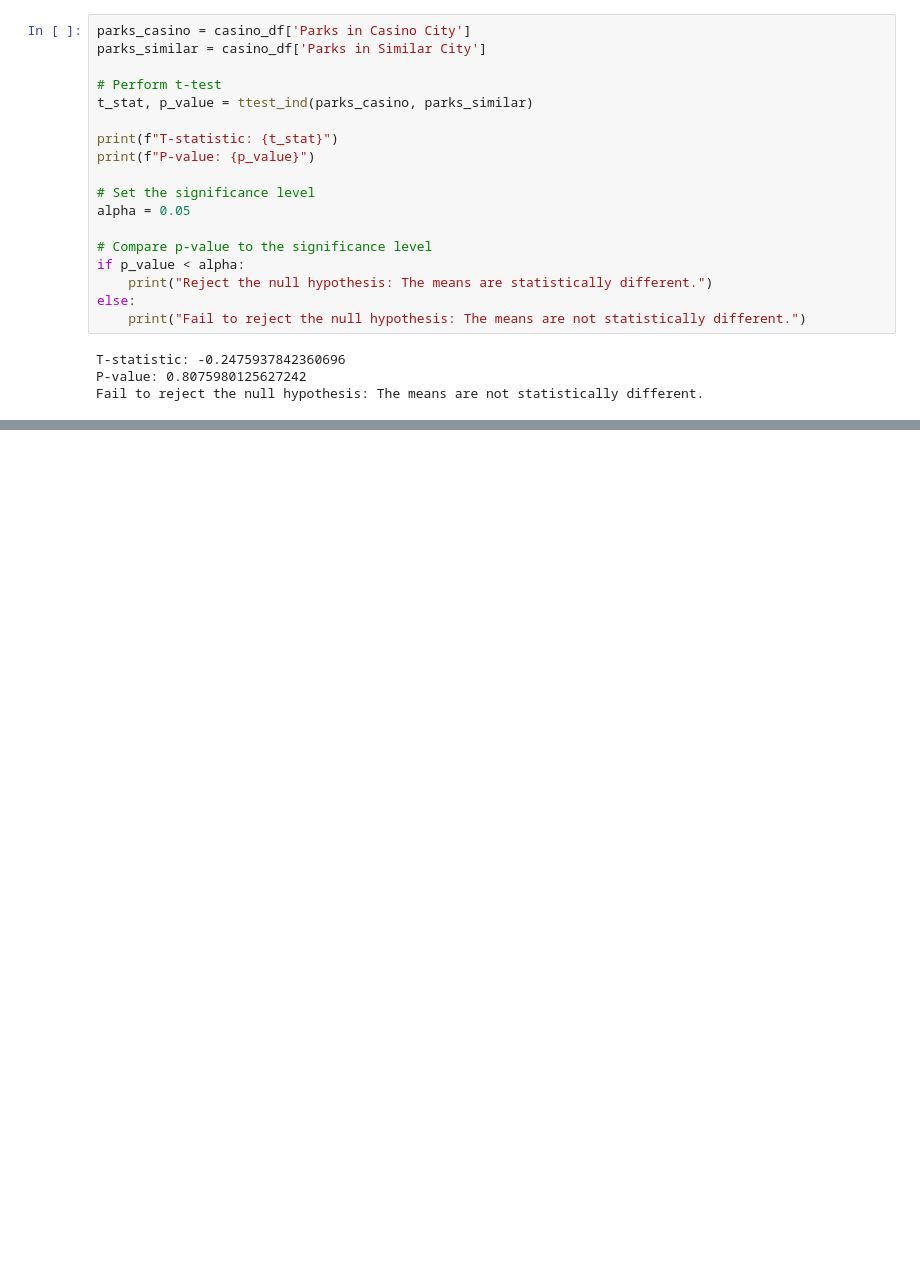
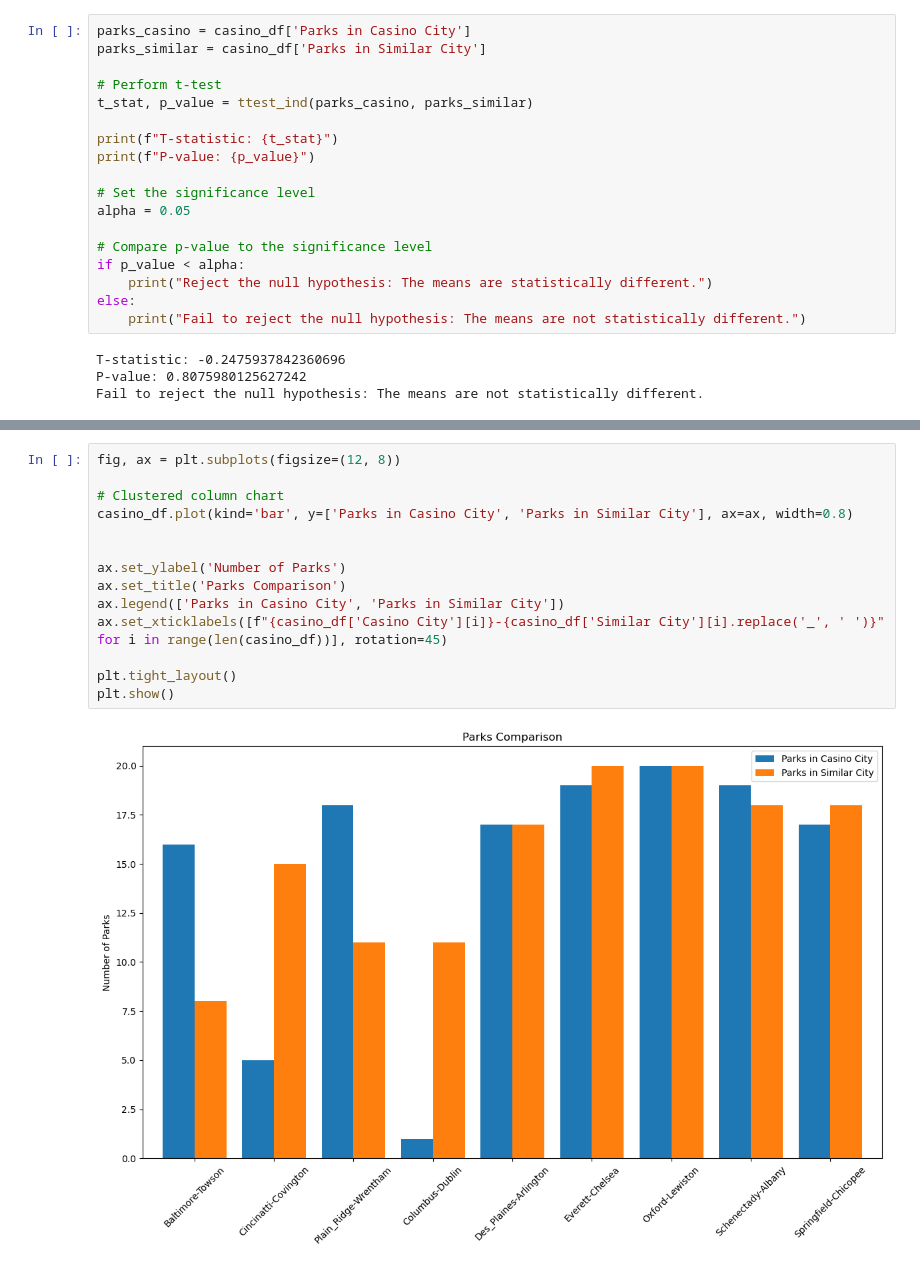
Before and after one commit to Ethan-sev/ET_Project, a Jupyter notebook: Ethan_Folder/Ethan.ipynb, the cells around one changed output, grey strips where cells are left out. Drawn from its saved outputs; the diff is of its cells as text; blank space fills up the shorter version.

```diff
--- a/Ethan_Folder/Ethan.ipynb
+++ b/Ethan_Folder/Ethan.ipynb
@@ -543,3 +547,19 @@ plot = plot_cities(cities, states, Ethan_GeoApify_Key)
 plot
 # %% [output]
 [interactive output not drawn]
+# %%
+fig, ax = plt.subplots(figsize=(12, 8))
+
+# Clustered column chart
+casino_df.plot(kind='bar', y=['Parks in Casino City', 'Parks in Similar City'], ax=ax, width=0.8)
+
+
+ax.set_ylabel('Number of Parks')
+ax.set_title('Parks Comparison')
+ax.legend(['Parks in Casino City', 'Parks in Similar City'])
+ax.set_xticklabels([f"{casino_df['Casino City'][i]}-{casino_df['Similar City'][i].replace('_', ' ')}" for i in range(len(casino_df))], rotation=45)
+
+plt.tight_layout()
+plt.show()
+# %% [output]
+[figure, added]
```
Also changed, not shown: parts of 2 cells of this notebook, 1 other file.
